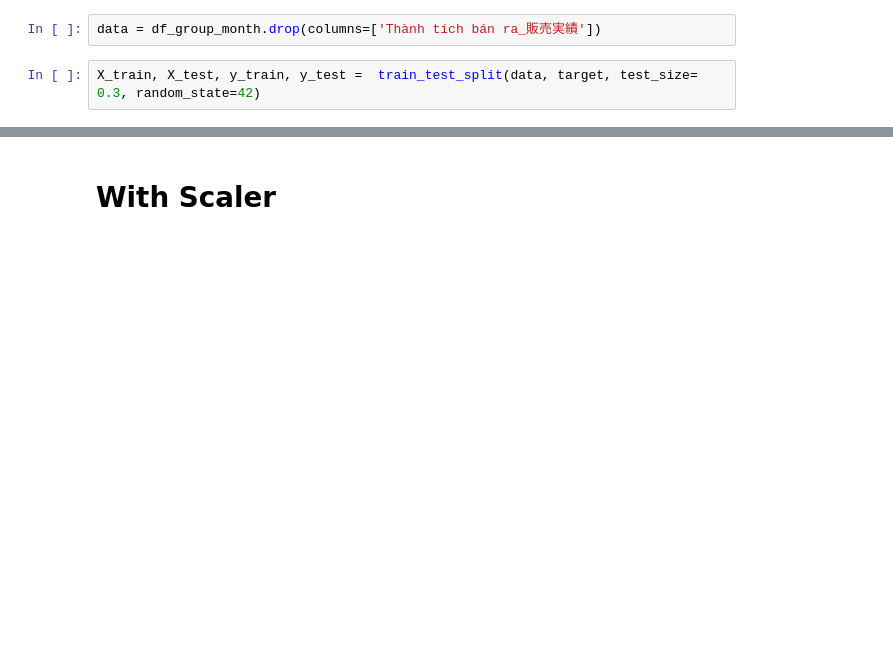
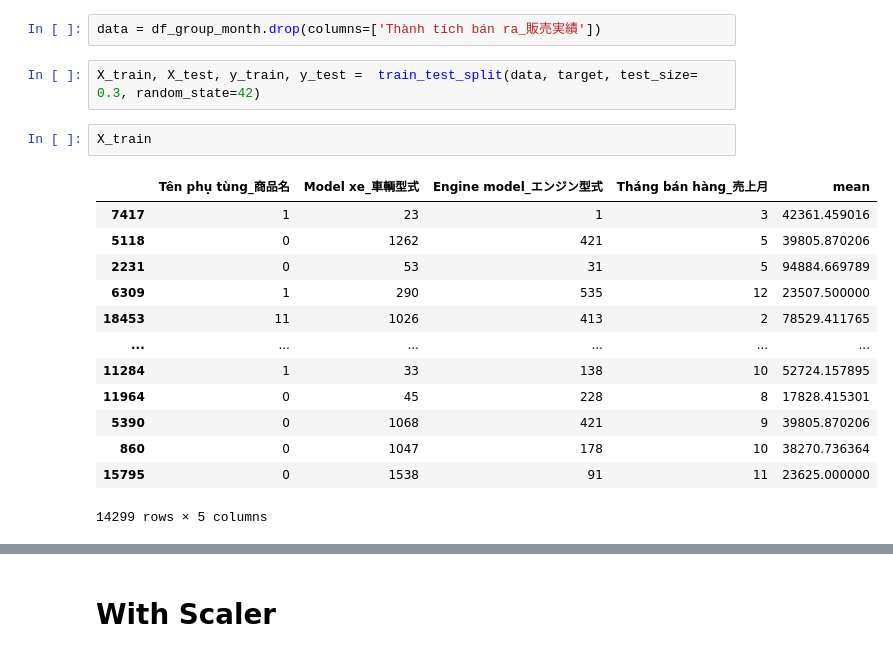
Before and after one commit to vutuanlinh2661998/KAIHO, a Jupyter notebook: Kaiho_Select_Feature_Predict.ipynb, the cells around one changed output, grey strips where cells are left out. Drawn from its saved outputs; the diff is of its cells as text; blank space fills up the shorter version.

```diff
--- a/Kaiho_Select_Feature_Predict.ipynb
+++ b/Kaiho_Select_Feature_Predict.ipynb
@@ -171,6 +179,22 @@ target = df_group_month['Thành tích bán ra_販売実績']
 data = df_group_month.drop(columns=['Thành tích bán ra_販売実績'])
 # %%
 X_train, X_test, y_train, y_test =  train_test_split(data, target, test_size= 0.3, random_state=42)
+# %%
+X_train
+# %% [output]
+|  | Tên phụ tùng_商品名 | Model xe_車輌型式 | Engine model_エンジン型式 | Tháng bán hàng_売上月 | mean |
+| 7417 | 1 | 23 | 1 | 3 | 42361.459016 |
+| 5118 | 0 | 1262 | 421 | 5 | 39805.870206 |
+| 2231 | 0 | 53 | 31 | 5 | 94884.669789 |
+| 6309 | 1 | 290 | 535 | 12 | 23507.500000 |
+| 18453 | 11 | 1026 | 413 | 2 | 78529.411765 |
+| ... | ... | ... | ... | ... | ... |
+| 11284 | 1 | 33 | 138 | 10 | 52724.157895 |
+| 11964 | 0 | 45 | 228 | 8 | 17828.415301 |
+| 5390 | 0 | 1068 | 421 | 9 | 39805.870206 |
+| 860 | 0 | 1047 | 178 | 10 | 38270.736364 |
+| 15795 | 0 | 1538 | 91 | 11 | 23625.000000 |
+14299 rows × 5 columns
 # %%
 rmse = []
 mape = []
```
Also changed, not shown: parts of 14 cells of this notebook.
